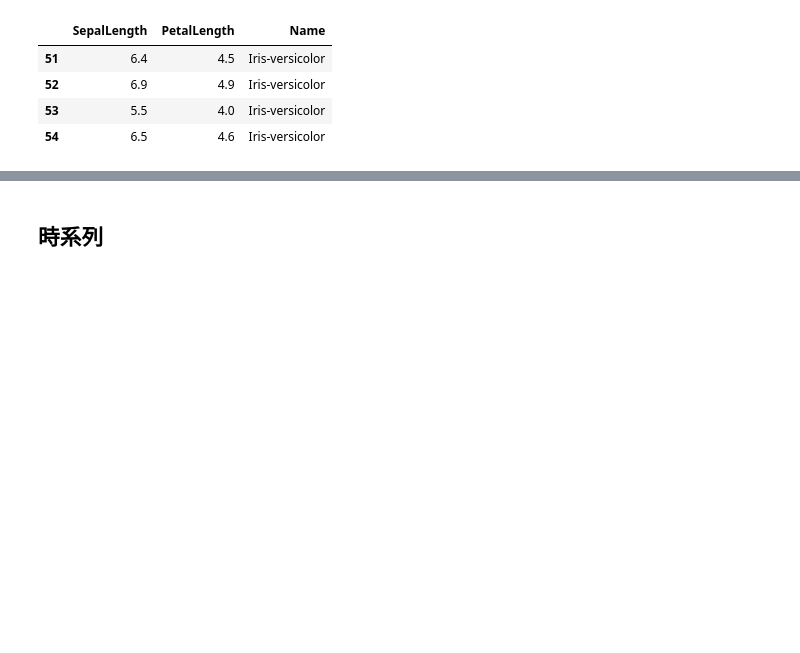
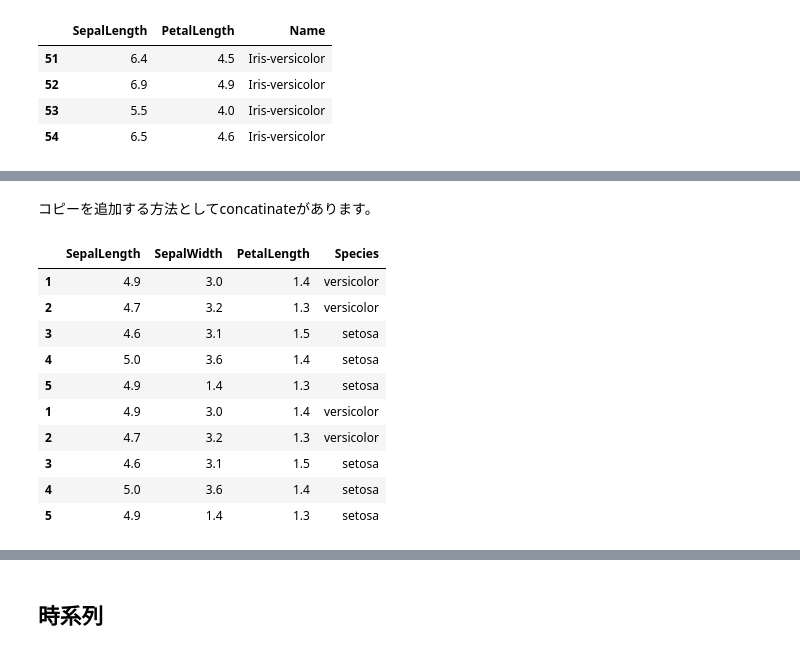
Before and after one commit to miwamasa/DataScience2022, a Jupyter notebook: notebooks/lecture2_pandas.ipynb, the cells around one changed output, grey strips where cells are left out. Drawn from its saved outputs; the diff is of its cells as text; code cells hidden in the pictures; blank space fills up the shorter version.

```diff
--- a/notebooks/lecture2_pandas.ipynb
+++ b/notebooks/lecture2_pandas.ipynb
@@ -512,0 +534,3 @@ a.get_group('Iris-versicolor')
+# %%
+df_4 = iris.iloc[1:5,0:3]
+df_4
@@ -512,0 +545,3 @@ a.get_group('Iris-versicolor')
+# %%
+df_4['Species'] = ['versicolor', 'versicolor', 'setosa', 'setosa']
+df_4
@@ -512,0 +556,3 @@ a.get_group('Iris-versicolor')
+# %%
+df_4.loc[5] = [4.9, 1.4, 1.3, 'setosa']
+df_4
@@ -512,0 +598,17 @@ a.get_group('Iris-versicolor')
+# %% [markdown]
+コピーを追加する方法としてconcatinateがあります。
+# %%
+hoge=pd.concat([df_4,df_4])
+hoge
+# %% [output]
+|  | SepalLength | SepalWidth | PetalLength | Species |
+| 1 | 4.9 | 3.0 | 1.4 | versicolor |
+| 2 | 4.7 | 3.2 | 1.3 | versicolor |
+| 3 | 4.6 | 3.1 | 1.5 | setosa |
+| 4 | 5.0 | 3.6 | 1.4 | setosa |
+| 5 | 4.9 | 1.4 | 1.3 | setosa |
+| 1 | 4.9 | 3.0 | 1.4 | versicolor |
+| 2 | 4.7 | 3.2 | 1.3 | versicolor |
+| 3 | 4.6 | 3.1 | 1.5 | setosa |
+| 4 | 5.0 | 3.6 | 1.4 | setosa |
+| 5 | 4.9 | 1.4 | 1.3 | setosa |
```
Also changed, not shown: parts of 43 cells of this notebook, 1 other file.
